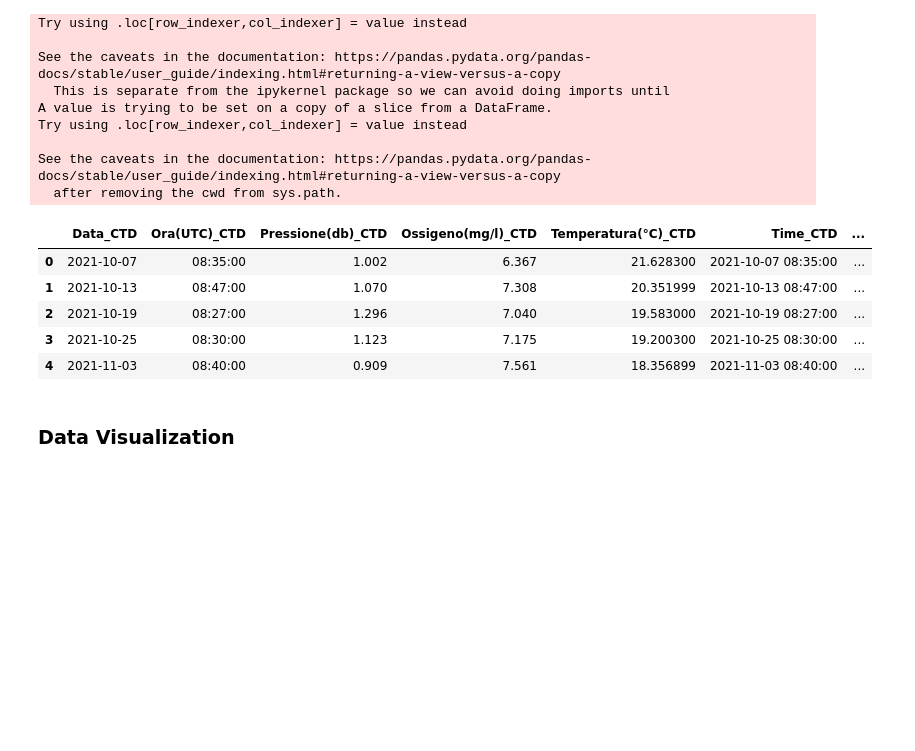
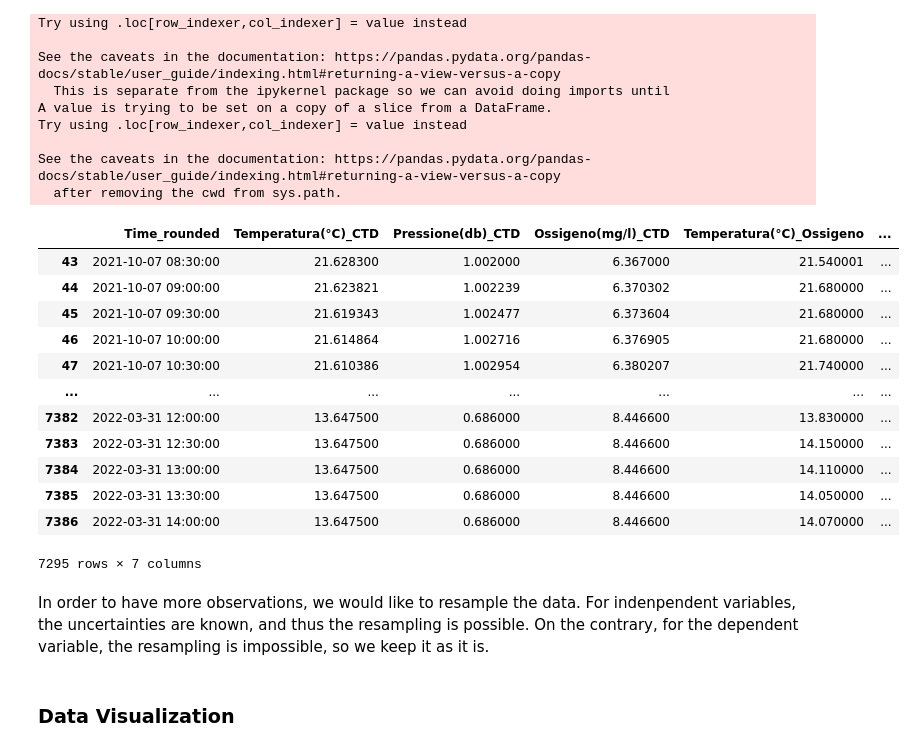
Before and after one commit to Multifaceted/Marine, a Jupyter notebook: Variational with Comments.ipynb, the cells around one changed output. Drawn from its saved outputs; the diff is of its cells as text; code cells hidden in the pictures; blank space fills up the shorter version.

```diff
--- a/Variational with Comments.ipynb
+++ b/Variational with Comments.ipynb
@@ -180,10 +207,27 @@ CTD_Ossigeno_df = CTD_without_na_sub_df.merge(Ossigeno_without_na_sub_df, on="Ti
+# %%
+CTD_Ossigeno_df = CTD_without_na_sub_df.merge(Ossigeno_without_na_sub_df, on="Time_rounded", how="right", suffixes=("_CTD", "_Ossigeno"))
+CTD_Ossigeno_df = CTD_Ossigeno_df[["Time_rounded", "Temperatura(°C)_CTD", "Pressione(db)_CTD", "Ossigeno(mg/l)_CTD", "Temperatura(°C)_Ossigeno", "Pressione(db)_Ossigeno", "Ossigeno(mg/l)_Ossigeno"]]
+CTD_Ossigeno_df = CTD_Ossigeno_df.sort_values(by="Time_rounded", ascending=True)
+CTD_Ossigeno_df["Temperatura(°C)_CTD"] = CTD_Ossigeno_df["Temperatura(°C)_CTD"].interpolate(method="linear")
+CTD_Ossigeno_df["Pressione(db)_CTD"] = CTD_Ossigeno_df["Pressione(db)_CTD"].interpolate(method="linear")
+CTD_Ossigeno_df["Ossigeno(mg/l)_CTD"] = CTD_Ossigeno_df["Ossigeno(mg/l)_CTD"].interpolate(method="linear")
+CTD_Ossigeno_df = CTD_Ossigeno_df.dropna()
 # %%
-CTD_Ossigeno_df.head()
+CTD_Ossigeno_df
 # %% [output]
-|  | Data_CTD | Ora(UTC)_CTD | Pressione(db)_CTD | Ossigeno(mg/l)_CTD | Temperatura(°C)_CTD | Time_CTD | ... |
-| 0 | 2021-10-07 | 08:35:00 | 1.002 | 6.367 | 21.628300 | 2021-10-07 08:35:00 | ... |
-| 1 | 2021-10-13 | 08:47:00 | 1.070 | 7.308 | 20.351999 | 2021-10-13 08:47:00 | ... |
-| 2 | 2021-10-19 | 08:27:00 | 1.296 | 7.040 | 19.583000 | 2021-10-19 08:27:00 | ... |
-| 3 | 2021-10-25 | 08:30:00 | 1.123 | 7.175 | 19.200300 | 2021-10-25 08:30:00 | ... |
-| 4 | 2021-11-03 | 08:40:00 | 0.909 | 7.561 | 18.356899 | 2021-11-03 08:40:00 | ... |
+|  | Time_rounded | Temperatura(°C)_CTD | Pressione(db)_CTD | Ossigeno(mg/l)_CTD | Temperatura(°C)_Ossigeno | ... |
+| 43 | 2021-10-07 08:30:00 | 21.628300 | 1.002000 | 6.367000 | 21.540001 | ... |
+| 44 | 2021-10-07 09:00:00 | 21.623821 | 1.002239 | 6.370302 | 21.680000 | ... |
+| 45 | 2021-10-07 09:30:00 | 21.619343 | 1.002477 | 6.373604 | 21.680000 | ... |
+| 46 | 2021-10-07 10:00:00 | 21.614864 | 1.002716 | 6.376905 | 21.680000 | ... |
+| 47 | 2021-10-07 10:30:00 | 21.610386 | 1.002954 | 6.380207 | 21.740000 | ... |
+| ... | ... | ... | ... | ... | ... | ... |
+| 7382 | 2022-03-31 12:00:00 | 13.647500 | 0.686000 | 8.446600 | 13.830000 | ... |
+| 7383 | 2022-03-31 12:30:00 | 13.647500 | 0.686000 | 8.446600 | 14.150000 | ... |
+| 7384 | 2022-03-31 13:00:00 | 13.647500 | 0.686000 | 8.446600 | 14.110000 | ... |
+| 7385 | 2022-03-31 13:30:00 | 13.647500 | 0.686000 | 8.446600 | 14.050000 | ... |
+| 7386 | 2022-03-31 14:00:00 | 13.647500 | 0.686000 | 8.446600 | 14.070000 | ... |
+7295 rows × 7 columns
+# %% [markdown]
+In order to have more observations, we would like to resample the data. For indenpendent variables, the uncertainties are known, and thus the resampling is possible. On the contrary, for the dependent variable, the resampling is impossible, so we keep it as it is.
 # %%
```
Also changed, not shown: parts of 43 cells of this notebook.
